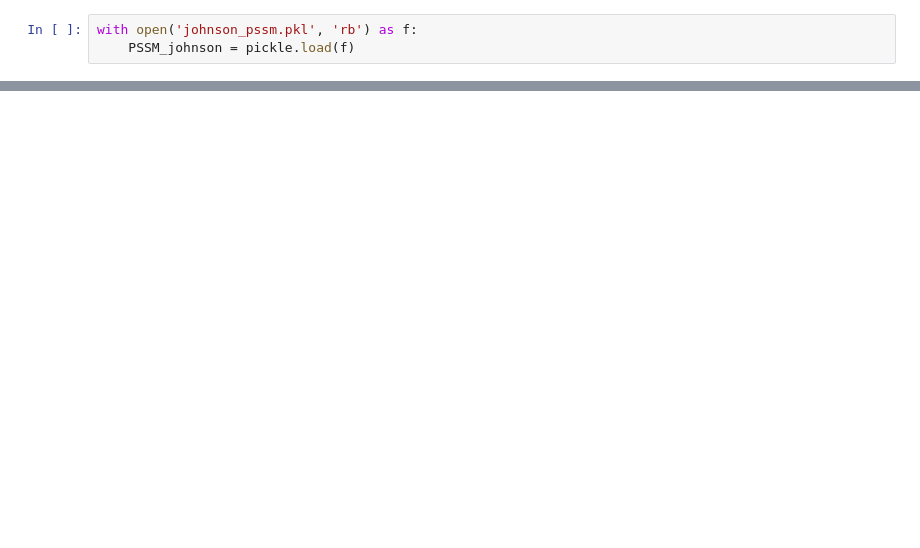
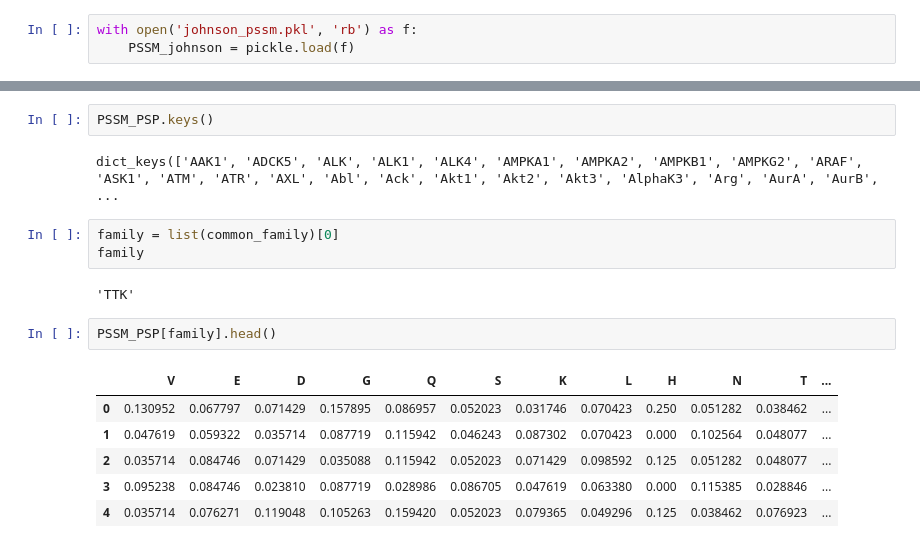
Before and after one commit to sadiatulmarzan/kinases_phosposite, a Jupyter notebook: python code/compare.ipynb, the cells around one changed output, grey strips where cells are left out. Saved outputs shown, nothing was run; the diff lists cells and outputs as text; blank space fills up the shorter version.

```diff
--- a/python code/compare.ipynb
+++ b/python code/compare.ipynb
@@ -52,0 +55,18 @@ len(PSSM_PSP[family].columns)
+# %%
+PSSM_PSP.keys()
+# %% [output]
+dict_keys(['AAK1', 'ADCK5', 'ALK', 'ALK1', 'ALK4', 'AMPKA1', 'AMPKA2', 'AMPKB1', 'AMPKG2', 'ARAF', 'ASK1', 'ATM', 'ATR', 'AXL', 'Abl', 'Ack', 'Akt1', 'Akt2', 'Akt3', 'AlphaK3', 'Arg', 'AurA', 'AurB',  ...
+# %%
+family = list(common_family)[0]
+family
+# %% [output]
+'TTK'
+# %%
+PSSM_PSP[family].head()
+# %% [output]
+|  | V | E | D | G | Q | S | K | L | H | N | T | ... |
+| 0 | 0.130952 | 0.067797 | 0.071429 | 0.157895 | 0.086957 | 0.052023 | 0.031746 | 0.070423 | 0.250 | 0.051282 | 0.038462 | ... |
+| 1 | 0.047619 | 0.059322 | 0.035714 | 0.087719 | 0.115942 | 0.046243 | 0.087302 | 0.070423 | 0.000 | 0.102564 | 0.048077 | ... |
+| 2 | 0.035714 | 0.084746 | 0.071429 | 0.035088 | 0.115942 | 0.052023 | 0.071429 | 0.098592 | 0.125 | 0.051282 | 0.048077 | ... |
+| 3 | 0.095238 | 0.084746 | 0.023810 | 0.087719 | 0.028986 | 0.086705 | 0.047619 | 0.063380 | 0.000 | 0.115385 | 0.028846 | ... |
+| 4 | 0.035714 | 0.076271 | 0.119048 | 0.105263 | 0.159420 | 0.052023 | 0.079365 | 0.049296 | 0.125 | 0.038462 | 0.076923 | ... |
```
Also changed, not shown: parts of 14 cells of this notebook, 4 other files.
